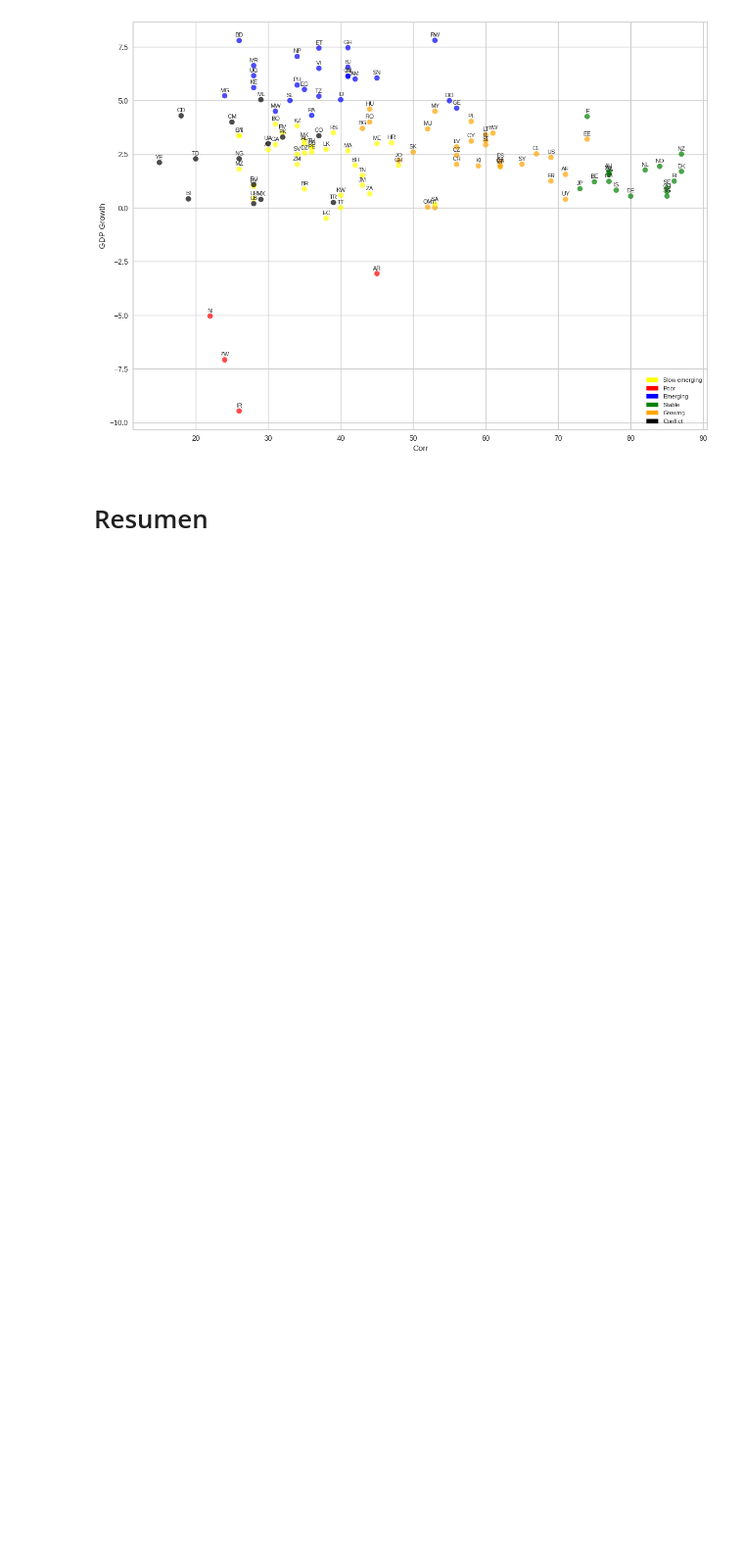
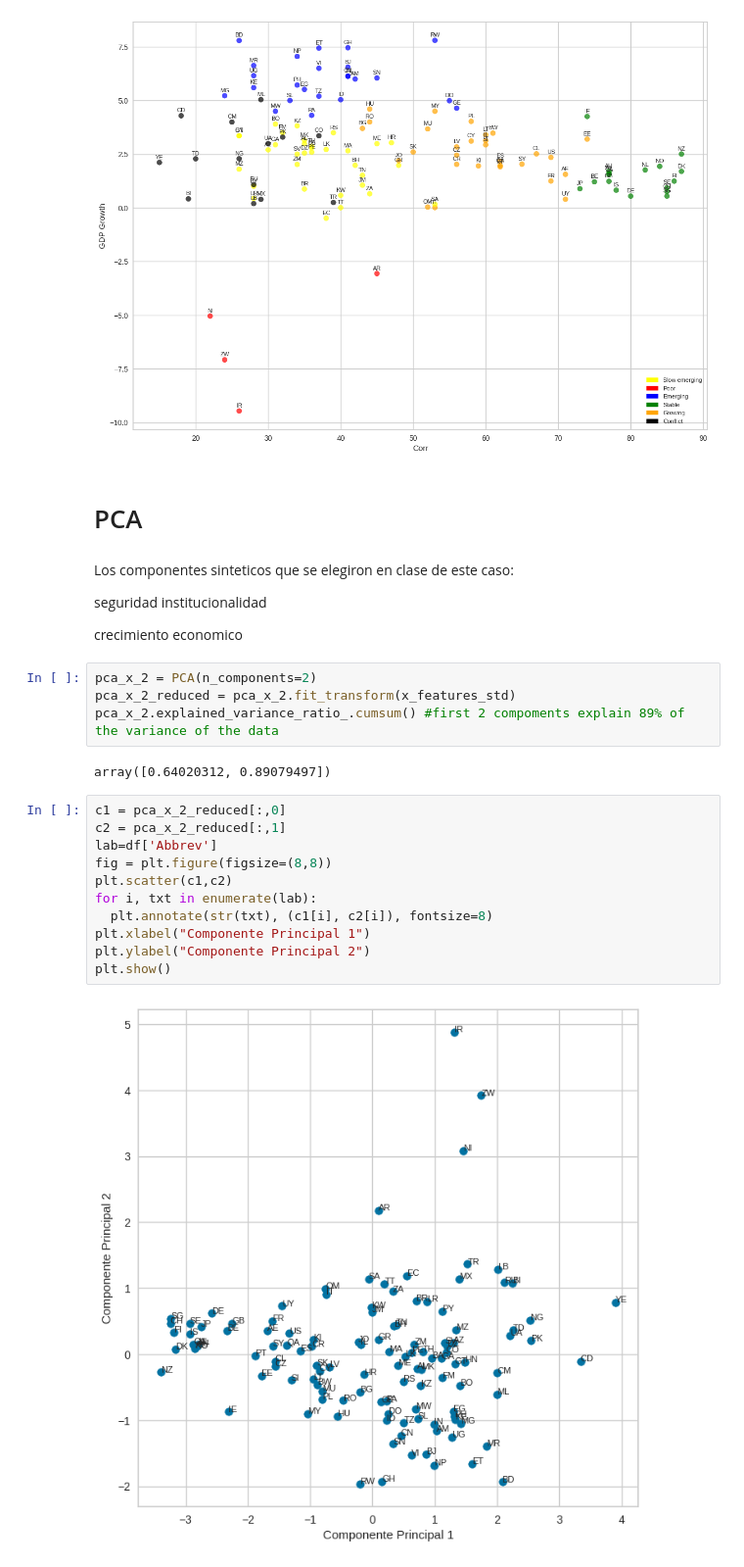
Before and after one commit to venidaydream/Data-Science, a Jupyter notebook: Copy_of_Taller2_Elbow_PCA_Venelina.ipynb, the cells around one changed output. Shown at 98% size. Drawn from its saved outputs; the diff is of its cells as text; blank space fills up the shorter version.

```diff
--- a/Copy_of_Taller2_Elbow_PCA_Venelina.ipynb
+++ b/Copy_of_Taller2_Elbow_PCA_Venelina.ipynb
@@ -217,4 +224,29 @@ plt.show()
 # %% [output]
 [figure]
 # %% [markdown]
-# Resumen
+# PCA
+# %% [markdown]
+Los componentes sinteticos que se elegiron en clase de este caso:
+
+seguridad institucionalidad
+
+crecimiento economico
+# %%
+pca_x_2 = PCA(n_components=2)
+pca_x_2_reduced = pca_x_2.fit_transform(x_features_std)
+pca_x_2.explained_variance_ratio_.cumsum() #first 2 compoments explain 89% of the variance of the data
+# %% [output]
+array([0.64020312, 0.89079497])
+# %%
+c1 = pca_x_2_reduced[:,0]
+c2 = pca_x_2_reduced[:,1]
+lab=df['Abbrev']
+fig = plt.figure(figsize=(8,8))
+plt.scatter(c1,c2)
+for i, txt in enumerate(lab):
+  plt.annotate(str(txt), (c1[i], c2[i]), fontsize=8)
+plt.xlabel("Componente Principal 1")
+plt.ylabel("Componente Principal 2")
+plt.show()
+# %% [output]
+[figure, added]
```
Also changed, not shown: parts of 9 cells of this notebook.
